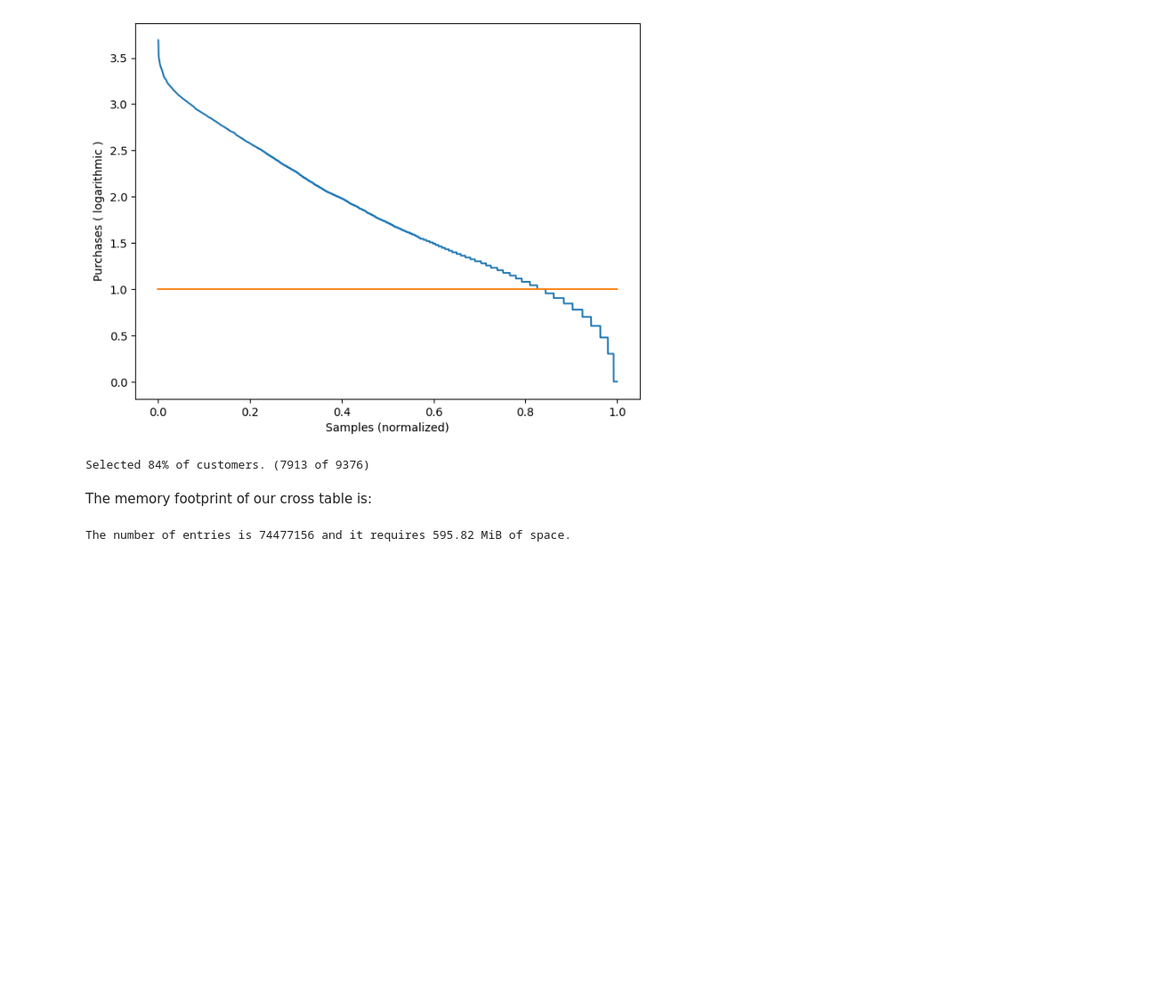
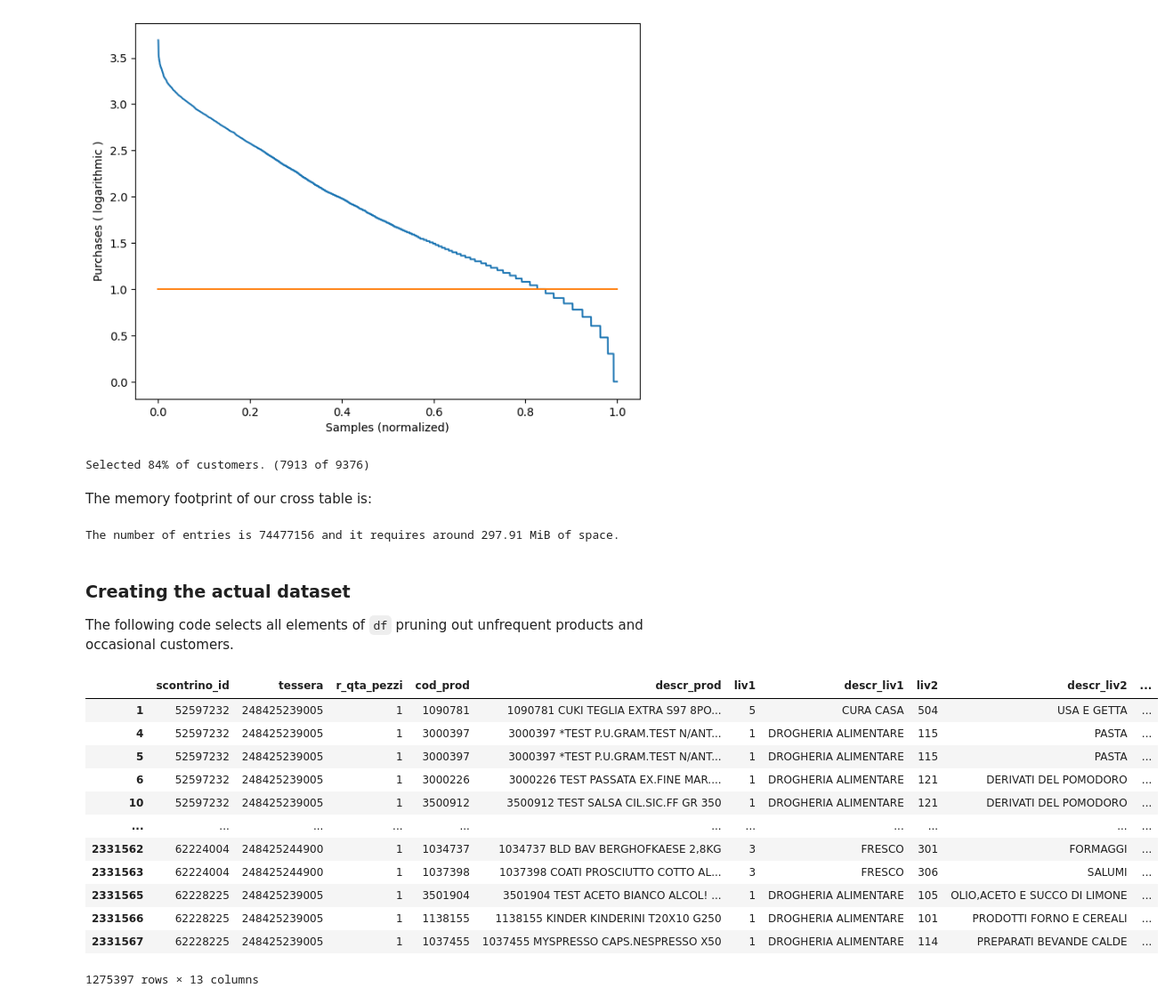
Before and after one commit to marcospampi/lab-data-mining, a Jupyter notebook: homework4/homework4.ipynb, the cells around one changed output. Shown at 89% size. Saved outputs shown, nothing was run; the diff lists cells and outputs as text; code cells hidden in the pictures; blank space fills up the shorter version.

```diff
--- a/homework4/homework4.ipynb
+++ b/homework4/homework4.ipynb
@@ -129,7 +130,27 @@ Selected 84% of customers. (7913 of 9376)
 The memory footprint of our cross table is:
 # %%
 number_of_cells = customers_ss.size * products_ss.size
-entry_size = np.int64().itemsize
-print(f"The number of entries is {number_of_cells} and it requires {number_of_cells * entry_size *1e-6 :0.2f} MiB of space.")
+entry_size = np.int32().itemsize
+print(f"The number of entries is {number_of_cells} and it requires around {number_of_cells * entry_size *1e-6 :0.2f} MiB of space.")
 # %% [output]
-The number of entries is 74477156 and it requires 595.82 MiB of space.
+The number of entries is 74477156 and it requires around 297.91 MiB of space.
+# %% [markdown]
+### Creating the actual dataset
+The following code selects all elements of `df` pruning out unfrequent products and occasional customers.
+# %%
+df = df[(df['tessera'].isin(customers_ss.index)) & (df['cod_prod'].isin(products_ss.index))]
+df
+# %% [output]
+|  | scontrino_id | tessera | r_qta_pezzi | cod_prod | descr_prod | liv1 | descr_liv1 | liv2 | descr_liv2 | ... |
+| 1 | 52597232 | 248425239005 | 1 | 1090781 | 1090781 CUKI TEGLIA EXTRA S97 8PO... | 5 | CURA CASA | 504 | USA E GETTA | ... |
+| 4 | 52597232 | 248425239005 | 1 | 3000397 | 3000397 *TEST P.U.GRAM.TEST N/ANT... | 1 | DROGHERIA ALIMENTARE | 115 | PASTA | ... |
+| 5 | 52597232 | 248425239005 | 1 | 3000397 | 3000397 *TEST P.U.GRAM.TEST N/ANT... | 1 | DROGHERIA ALIMENTARE | 115 | PASTA | ... |
+| 6 | 52597232 | 248425239005 | 1 | 3000226 | 3000226 TEST PASSATA EX.FINE MAR.... | 1 | DROGHERIA ALIMENTARE | 121 | DERIVATI DEL POMODORO | ... |
+| 10 | 52597232 | 248425239005 | 1 | 3500912 | 3500912 TEST SALSA CIL.SIC.FF GR 350 | 1 | DROGHERIA ALIMENTARE | 121 | DERIVATI DEL POMODORO | ... |
+| ... | ... | ... | ... | ... | ... | ... | ... | ... | ... | ... |
+| 2331562 | 62224004 | 248425244900 | 1 | 1034737 | 1034737 BLD BAV BERGHOFKAESE 2,8KG | 3 | FRESCO | 301 | FORMAGGI | ... |
+| 2331563 | 62224004 | 248425244900 | 1 | 1037398 | 1037398 COATI PROSCIUTTO COTTO AL... | 3 | FRESCO | 306 | SALUMI | ... |
+| 2331565 | 62228225 | 248425239005 | 1 | 3501904 | 3501904 TEST ACETO BIANCO ALCOL! ... | 1 | DROGHERIA ALIMENTARE | 105 | OLIO,ACETO E SUCCO DI LIMONE | ... |
+| 2331566 | 62228225 | 248425239005 | 1 | 1138155 | 1138155 KINDER KINDERINI T20X10 G250 | 1 | DROGHERIA ALIMENTARE | 101 | PRODOTTI FORNO E CEREALI | ... |
+| 2331567 | 62228225 | 248425239005 | 1 | 1037455 | 1037455 MYSPRESSO CAPS.NESPRESSO X50 | 1 | DROGHERIA ALIMENTARE | 114 | PREPARATI BEVANDE CALDE | ... |
+1275397 rows × 13 columns
```
Also changed, not shown: parts of 5 cells of this notebook, 1 other file.
